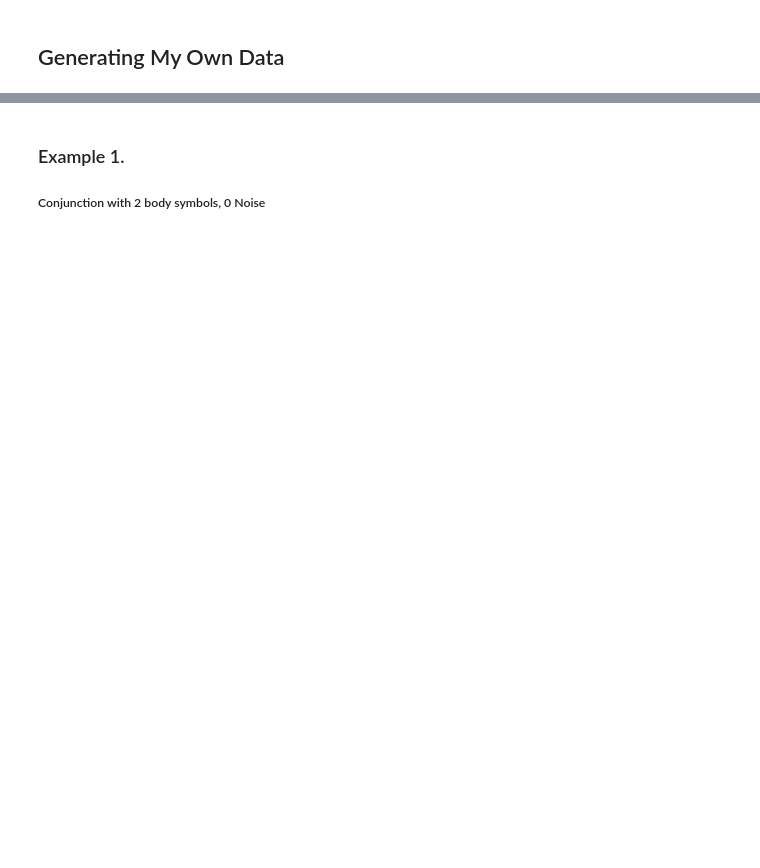
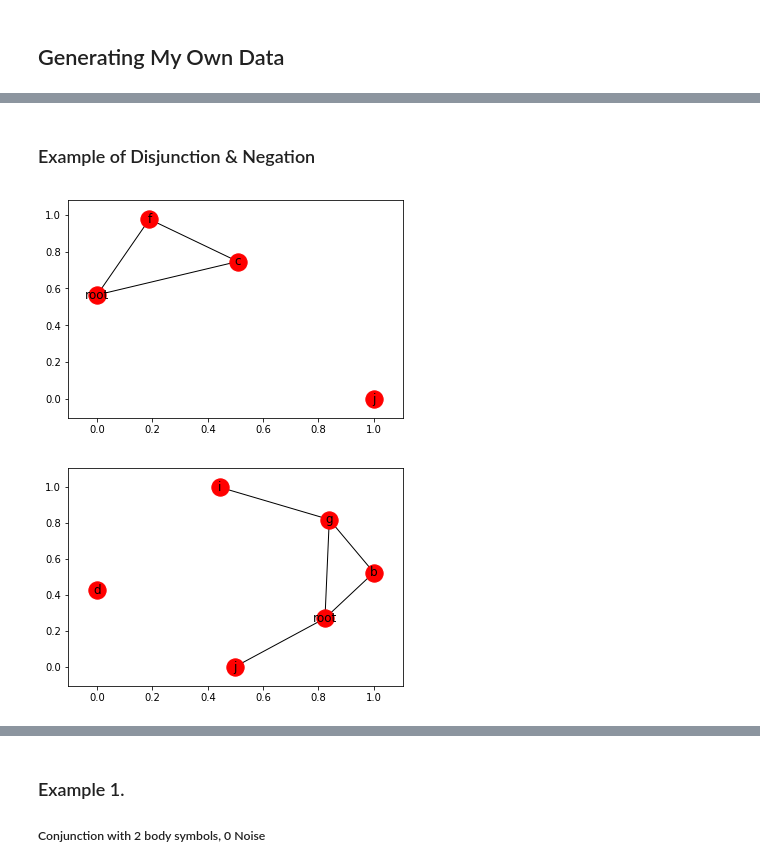
Before and after one commit to keiflager/TemporalDataGeneration, a Jupyter notebook: ExploringTemporalData-Copy1.ipynb, the cells around one changed output, grey strips where cells are left out. Drawn from its saved outputs; the diff is of its cells as text; code cells hidden in the pictures; blank space fills up the shorter version.

```diff
--- a/ExploringTemporalData-Copy1.ipynb
+++ b/ExploringTemporalData-Copy1.ipynb
@@ -47,0 +234,10 @@ Shape of df: (1097, 4)
+# %% [markdown]
+### Example of Disjunction & Negation
+# %%
+# Raised the low threshold to be able to perform both operators.
+for _ in range(2):
+    ref_pattern = create_pattern(low_body=3, high_body=6, disjunction=True, negation=True)
+    plot_pattern(ref_pattern)
+# %% [output]
+[figure, added]
+[figure, added]
```
Also changed, not shown: parts of 23 cells of this notebook.
